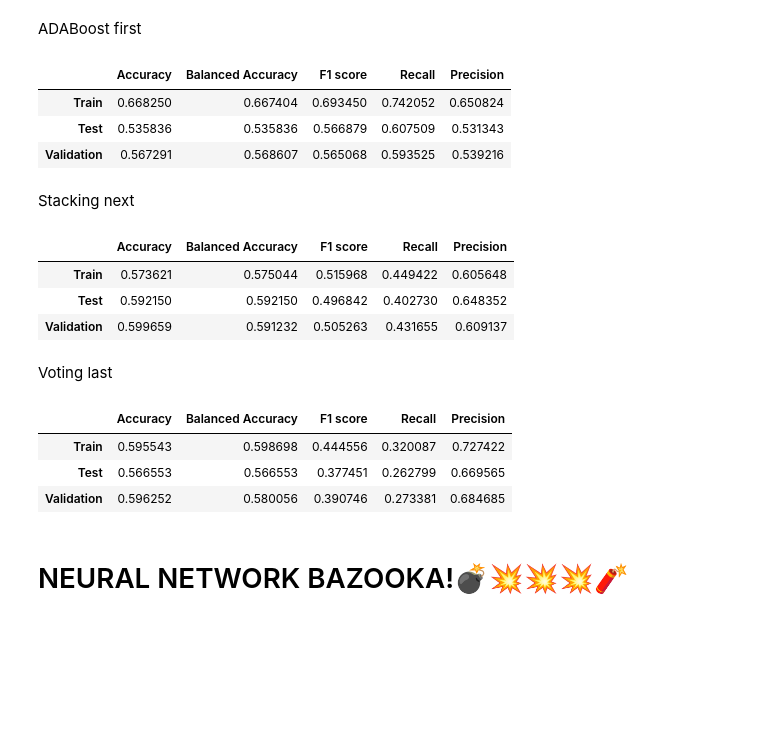
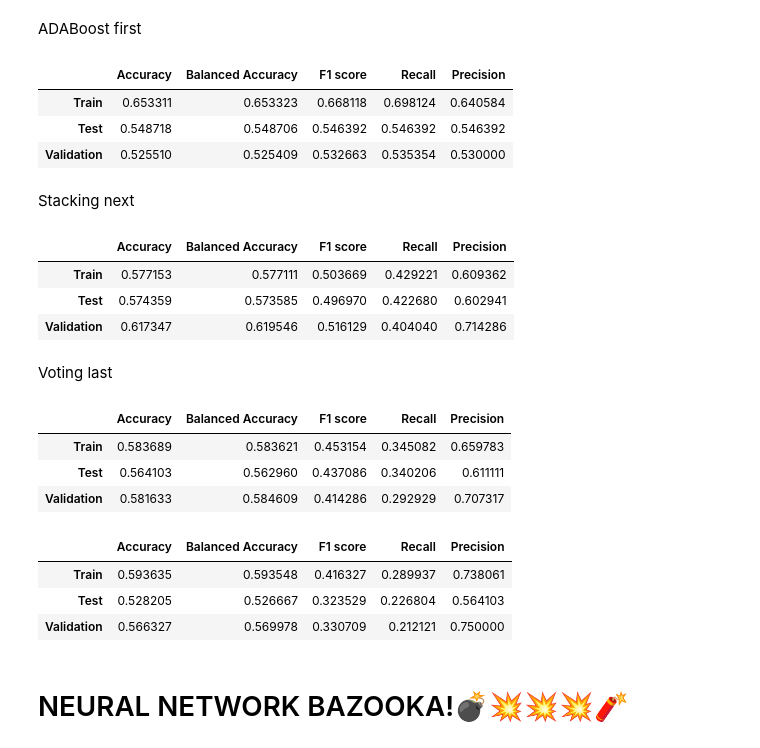
Before and after one commit to TosinPhillip/Datacamp-Professional-Data-Scientist-Certification-Case-Study, a Jupyter notebook: datacamp.ipynb, the cells around one changed output. Saved outputs shown, nothing was run; the diff lists cells and outputs as text; code cells hidden in the pictures; blank space fills up the shorter version.

```diff
--- a/datacamp.ipynb
+++ b/datacamp.ipynb
@@ -601,7 +603,7 @@ df = pd.get_dummies(df, drop_first=True)
 target = df.pop('Wheelchair accessible')
 
 # Finally, we split the data into training, testing and validating set.
-X_train, X_hold, y_train, y_hold = train_test_split(df, target, random_state=1221, train_size=.7)
+X_train, X_hold, y_train, y_hold = train_test_split(df, target, random_state=1221, train_size=.9, stratify=target)
 X_test, X_val, y_test, y_val = train_test_split(X_hold, y_hold, random_state=121, test_size=.5)
 # %%
 df.head()
@@ -795,16 +793,16 @@ NameError: name 'fx' is not defined
 # %% [markdown]
 ADABoost first
 # %%
-adaboost_ensemble = AdaBoostClassifier(estimator=base_dtc, n_estimators=2)
+adaboost_ensemble = AdaBoostClassifier(estimator=base_rfc, n_estimators=10)
 
 adaboost_ensemble.fit(X_train, y_train)
 
 assess_classifier(adaboost_ensemble)
 # %% [output]
 |  | Accuracy | Balanced Accuracy | F1 score | Recall | Precision |
-| Train | 0.668250 | 0.667404 | 0.693450 | 0.742052 | 0.650824 |
-| Test | 0.535836 | 0.535836 | 0.566879 | 0.607509 | 0.531343 |
-| Validation | 0.567291 | 0.568607 | 0.565068 | 0.593525 | 0.539216 |
+| Train | 0.653311 | 0.653323 | 0.668118 | 0.698124 | 0.640584 |
+| Test | 0.548718 | 0.548706 | 0.546392 | 0.546392 | 0.546392 |
+| Validation | 0.525510 | 0.525409 | 0.532663 | 0.535354 | 0.530000 |
 # %% [markdown]
 Stacking next
 # %%
@@ -813,18 +811,29 @@ stacking_ensemble.fit(X_train, y_train)
 assess_classifier(stacking_ensemble)
 # %% [output]
 |  | Accuracy | Balanced Accuracy | F1 score | Recall | Precision |
-| Train | 0.573621 | 0.575044 | 0.515968 | 0.449422 | 0.605648 |
-| Test | 0.592150 | 0.592150 | 0.496842 | 0.402730 | 0.648352 |
-| Validation | 0.599659 | 0.591232 | 0.505263 | 0.431655 | 0.609137 |
+| Train | 0.577153 | 0.577111 | 0.503669 | 0.429221 | 0.609362 |
+| Test | 0.574359 | 0.573585 | 0.496970 | 0.422680 | 0.602941 |
+| Validation | 0.617347 | 0.619546 | 0.516129 | 0.404040 | 0.714286 |
 # %% [markdown]
 Voting last
 # %%
 voting_ensemble = VotingClassifier(estimators=[('tdtc', tuned_dtc), ('bsvc', base_svc),
-                                               ('bdtc', base_dtc), ('brfc', base_rfc)])
+                                               ('bdtc', base_dtc),('brfc', base_rfc)],
+                                   weights = [.2, .35, .3, .15],
+                                   n_jobs=-1)
 voting_ensemble.fit(X_train, y_train)
 assess_classifier(voting_ensemble)
 # %% [output]
 |  | Accuracy | Balanced Accuracy | F1 score | Recall | Precision |
-| Train | 0.595543 | 0.598698 | 0.444556 | 0.320087 | 0.727422 |
-| Test | 0.566553 | 0.566553 | 0.377451 | 0.262799 | 0.669565 |
-| Validation | 0.596252 | 0.580056 | 0.390746 | 0.273381 | 0.684685 |
+| Train | 0.583689 | 0.583621 | 0.453154 | 0.345082 | 0.659783 |
+| Test | 0.564103 | 0.562960 | 0.437086 | 0.340206 | 0.611111 |
+| Validation | 0.581633 | 0.584609 | 0.414286 | 0.292929 | 0.707317 |
+# %%
+vc = VotingClassifier(estimators=[  ('b', RandomForestClassifier()),('c', SVC())])
+vc.fit(X_train, y_train)
+assess_classifier(vc)
+# %% [output]
+|  | Accuracy | Balanced Accuracy | F1 score | Recall | Precision |
+| Train | 0.593635 | 0.593548 | 0.416327 | 0.289937 | 0.738061 |
+| Test | 0.528205 | 0.526667 | 0.323529 | 0.226804 | 0.564103 |
+| Validation | 0.566327 | 0.569978 | 0.330709 | 0.212121 | 0.750000 |
```
Also changed, not shown: parts of 14 cells of this notebook.
